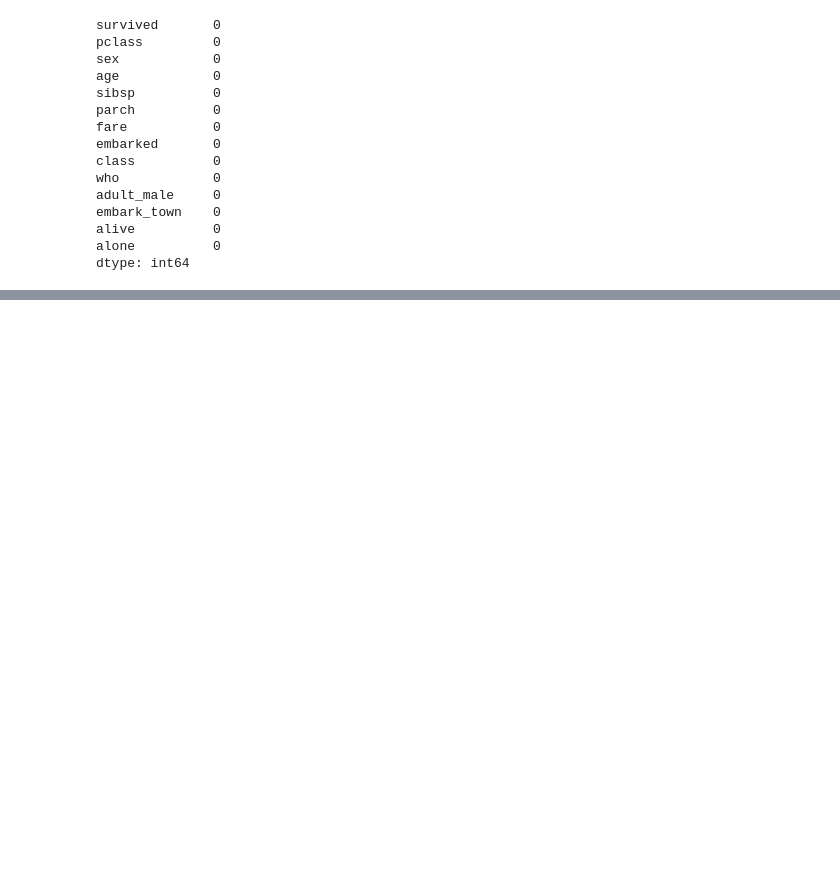
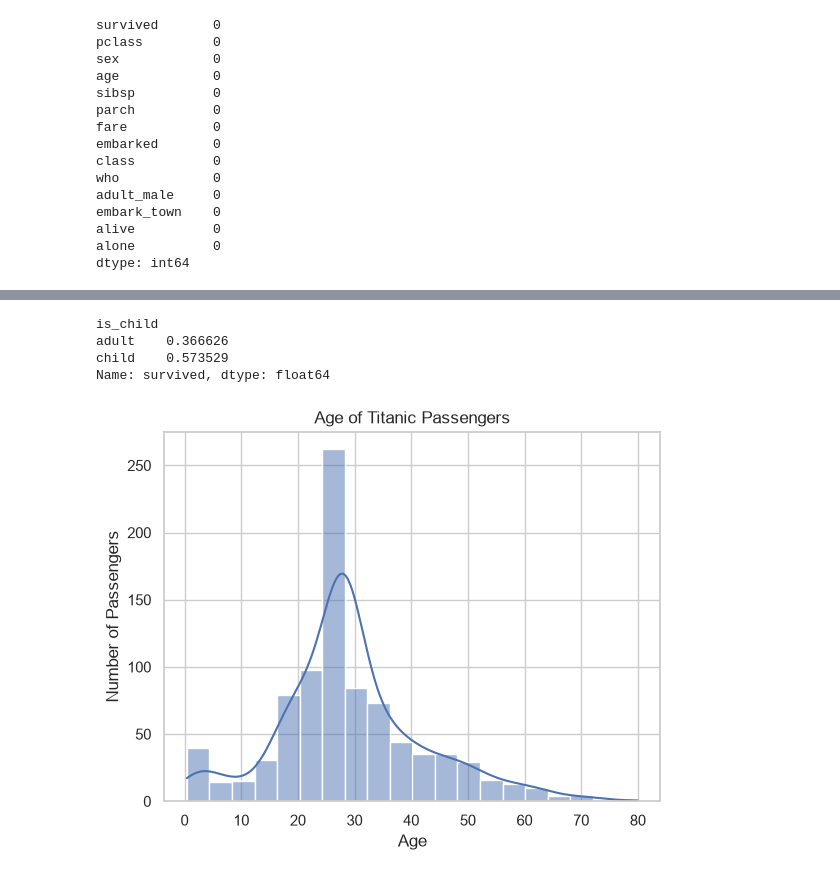
Before and after one commit to BigChungus931/Python-Data-Analyses, a Jupyter notebook: Seaborn/Practice Project.ipynb, the cells around one changed output, grey strips where cells are left out. Drawn from its saved outputs; the diff is of its cells as text; code cells hidden in the pictures; blank space fills up the shorter version.

Commit message:
Continued working on the titanic dataset. By checking how many men and women survived and the average survival rate

```diff
--- a/Seaborn/Practice Project.ipynb
+++ b/Seaborn/Practice Project.ipynb
@@ -91,7 +91,7 @@ print(passengers["age"].median())
 29.64209269662921
 28.0
 # %%
-passengers["age"] = passengers["age"].fillna(passengers["age"]).median()
+passengers["age"] = passengers["age"].fillna(passengers["age"].median())
 passengers.isna().sum()
 # %% [output]
 survived       0
@@ -109,3 +109,6 @@ embark_town    0
 alive          0
 alone          0
 dtype: int64
+# %%
+passengers = passengers.rename(columns={"pclass":"passenger_class"})
+passengers.head()
@@ -111,0 +122,3 @@ dtype: int64
+# %%
+passengers = passengers.rename(columns={"sibsp":"siblings_spouses"})
+passengers.head()
@@ -111,0 +162,3 @@ dtype: int64
+# %%
+passengers["is_child"] = np.where(passengers["age"] < 12, "child", "adult")
+passengers.head()
@@ -111,0 +172,15 @@ dtype: int64
+# %%
+passengers.groupby("is_child")["survived"].mean()
+# %% [output]
+is_child
+adult    0.366626
+child    0.573529
+Name: survived, dtype: float64
+# %%
+sns.histplot(data=passengers, x="age", bins=20, kde=True)
+plt.title("Age of Titanic Passengers")
+plt.xlabel("Age")
+plt.ylabel("Number of Passengers")
+plt.show()
+# %% [output]
+[figure, added]
```
Also changed, not shown: parts of 7 cells of this notebook.
